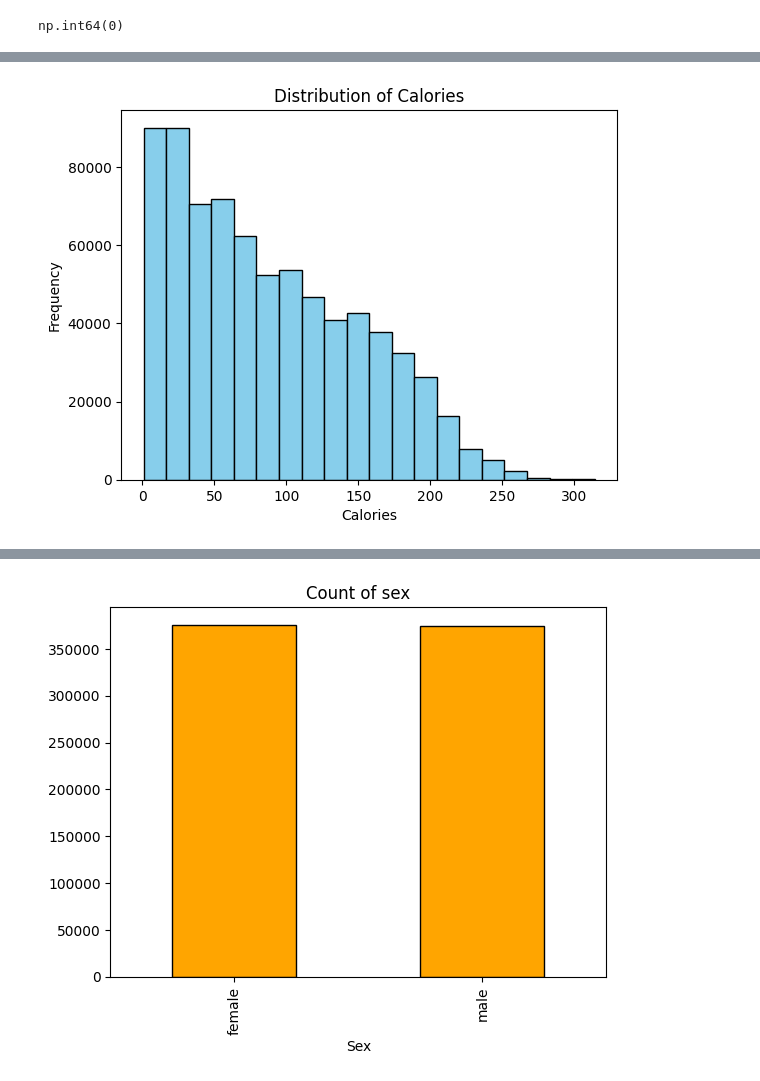
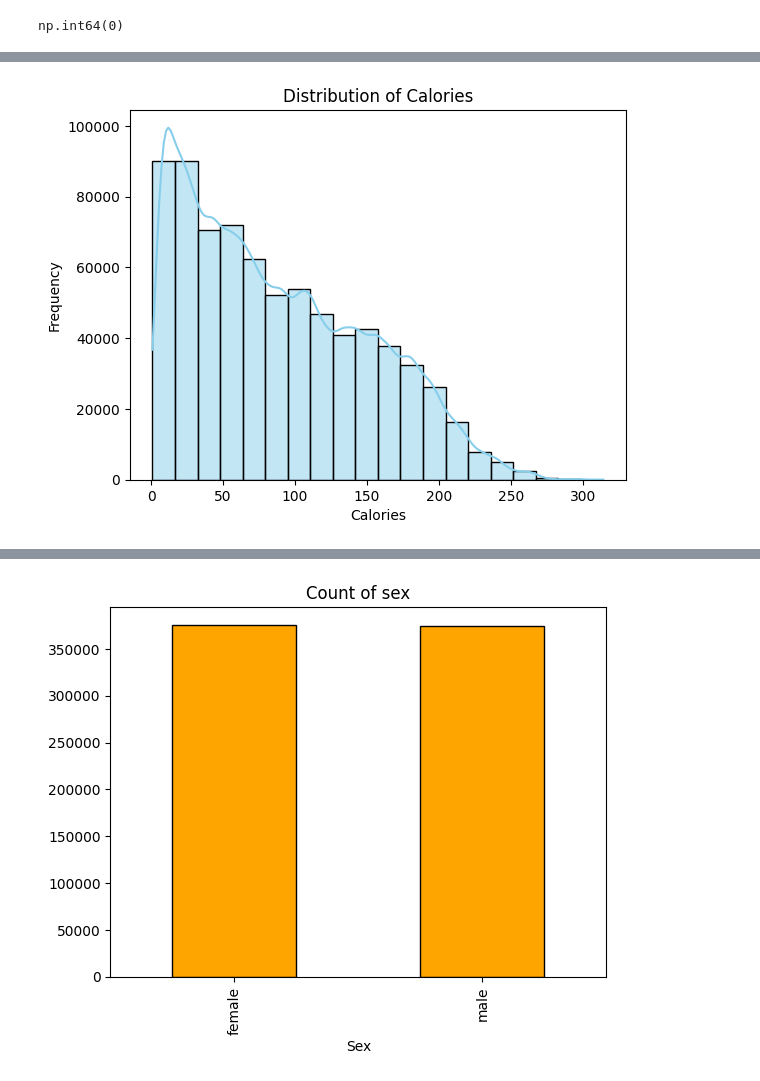
Before and after one commit to Dharshini-V-06/eda_feature_engineering_task_1, a Jupyter notebook: eda.ipynb, the cells around one changed output, grey strips where cells are left out. Drawn from its saved outputs; the diff is of its cells as text; code cells hidden in the pictures.

```diff
--- a/eda.ipynb
+++ b/eda.ipynb
@@ -103,8 +148,8 @@ np.int64(0)
 # %%
-plt.hist(train_df['Calories'], bins=20, color='skyblue', edgecolor='black')
+sns.histplot(train_df['Calories'], bins=20, color='skyblue', kde=True)
 plt.title('Distribution of Calories')
 plt.xlabel('Calories')
 plt.ylabel('Frequency')
 plt.show()
 # %% [output]
-[figure, old version]
+[figure, new version]
```
Also changed, not shown: parts of 29 cells of this notebook, 1 other file.
